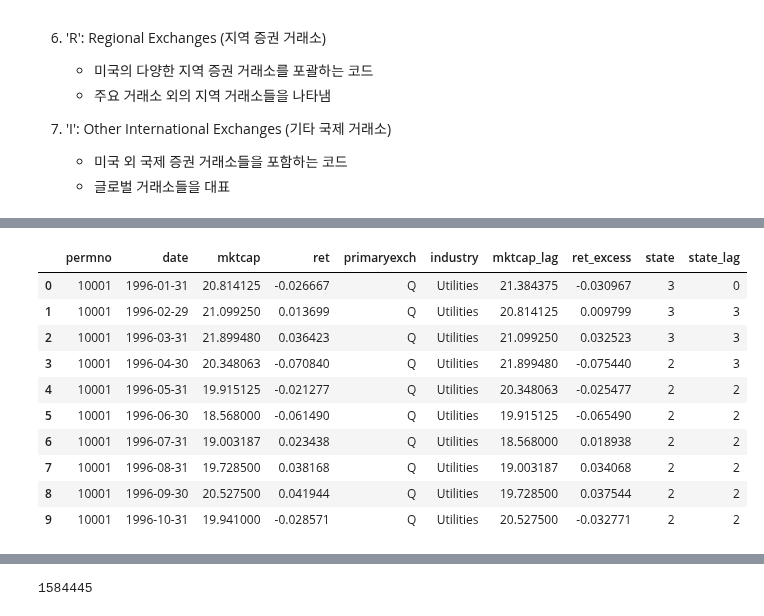
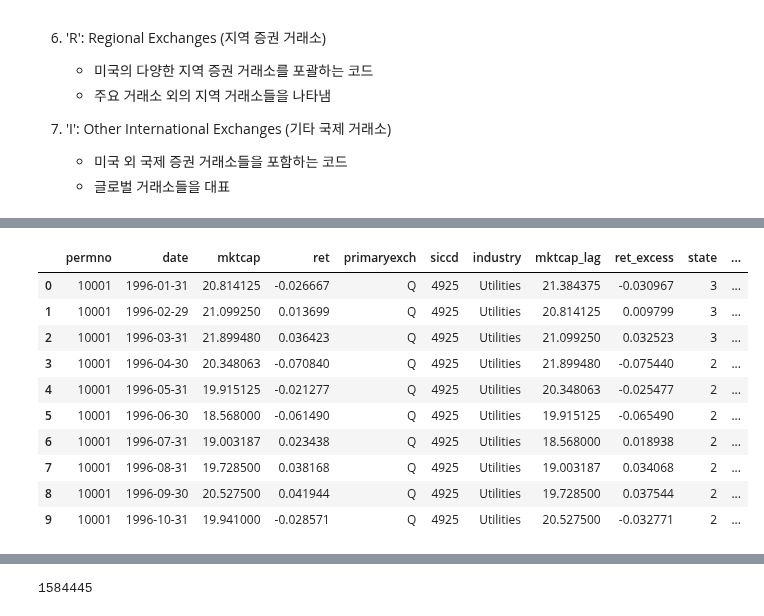
Before and after one commit to primenumbersam/primenumbersam.github.io, a Jupyter notebook: thesis/4_2_data.ipynb, the cells around one changed output, grey strips where cells are left out. Drawn from its saved outputs; the diff is of its cells as text; code cells hidden in the pictures.

```diff
--- a/thesis/4_2_data.ipynb
+++ b/thesis/4_2_data.ipynb
@@ -84,13 +104,18 @@ crsp_monthly.to_sql(name="crsp", con=tbtf, if_exists="replace", index=False)
 # %%
-# 새로운 database를 연결해서 저장해 놓은 crsp dataframe을 확인인
+# 새로운 database를 연결해서 저장해 놓은 crsp dataframe을 확인
+# SQLite DB 파일 생성
+# con = sqlite3.connect("tbtf.sqlite")
 # database 연결
-tbtf = sqlite3.connect(database="tbtf.sqlite")
 
 # database에서 dataframe 꺼내기
-crsp = pd.read_sql_query(
-  sql="SELECT * FROM crsp",
-  con=tbtf,
+import pandas as pd
+import sqlite3
+tidy_finance = sqlite3.connect(database="../../tidy_finance_python.sqlite")
+
+crsp_raw = pd.read_sql_query(
+  sql="SELECT * FROM crsp_raw",
+  con=con,
   parse_dates={"date"}
 )
-crsp.head()
+crsp_raw.head()
 # %% [output]
@@ -105,68 +128,61 @@ crsp.head()
 # %%
 from pandas.tseries.offsets import MonthEnd
 
+# 날짜 정렬 및 월말 정렬 (CRSP 구조 특화)
 # 월별 구조에서 흔히 발생하는 alignment error 피해가기
 # crsp 전체 date를 월말로 정렬 (이 작업은 최초 데이터 생성 시 1회만 하면 됨)
-crsp['date'] = pd.to_datetime(crsp['date']) + MonthEnd(0)
+crsp_raw['date'] = pd.to_datetime(crsp_raw['date']) + MonthEnd(0)
+crsp_raw = crsp_raw.sort_values(['date', 'permno']).copy()
 
-# assign_state 함수 내부에서 int 처리
+# mktcap이 존재하는 날짜에 대해 state 계산
+crsp_valid = crsp_raw.dropna(subset=['mktcap']).copy()
+
+# assign_state: mktcap 기준 decile (1~10)
 def assign_state(group):
     group = group.copy()
     group['state'] = pd.qcut(
         group['mktcap'],
         q=10,
-        labels=False,   # ← 정수로 직접 반환
+        labels=False, # 0~9 범위
         duplicates='drop'
-    ) + 1               # 0~9 → 1~10
+    ) + 1 # → 1~10 범위로 변환
     return group
 
-# mktcap이 NaN이 아닌 종목만
-crsp_valid = crsp.dropna(subset=['mktcap']).copy()
-
+# 날짜별로 시가총액 기준 qcut 적용
 # state 생성: permno, date, state 만 따로 추출
 state_df = (
     crsp_valid
-    .set_index(['permno', 'date'])
+    .set_index(['permno', 'date'])  # 그룹핑 컬럼을 인덱스로 설정
     .groupby(level='date', group_keys=False)
     .apply(assign_state)
     .reset_index()[['permno', 'date', 'state']]
 )
 
-# Step 2: 원래 crsp에 병합
-crsp = crsp.merge(state_df, on=['permno', 'date'], how='left')
+# 원래 데이터에 병합
+crsp = crsp_raw.merge(state_df, on=['permno', 'date'], how='left')
 
-# Step 1: 현재 시점의 state 값을 다음 달로 이동
-state_lag_df = (
-    crsp[['permno', 'date', 'state']]
-    .copy()
-    .assign(
-        date=lambda x: (x['date'] + pd.DateOffset(months=1)).dt.to_period('M').dt.to_timestamp('M'),
-        state_lag=lambda x: x['state']
-    )
-    [['permno', 'date', 'state_lag']]
-)
+# 정확한 state_lag 계산 → permno별 시계열 기준으로 전월 값 shift
+crsp = crsp.sort_values(['permno', 'date']).copy()
+crsp['state_lag'] = crsp.groupby('permno')['state'].shift(1)
 
-# Step 2: crsp에 병합 → 현재 시점에서 이전 시점의 state를 참조
-crsp = crsp.merge(state_lag_df, on=['permno', 'date'], how='left')
+# 결측값 (예: 신규 상장 종목, 상장 폐지 등)은 0으로 처리
+# state_df를 crsp_raw에 병합했을 때, state는 일부 permno–date 조합에서 누락됨(NaN).
+crsp['state'] = crsp['state'].fillna(0).astype(int)
+crsp['state_lag'] = crsp['state_lag'].fillna(0).astype(int)
 
-# Step 3: NaN 처리 → 0
-crsp['state'] = crsp['state'].astype('Int64').fillna(0).astype(int)
-crsp['state_lag'] = crsp['state_lag'].astype('Int64').fillna(0).astype(int)
+# 정렬
+crsp = crsp.sort_values(['permno', 'date']).reset_index(drop=True)
 
 crsp.head(10)
-
-# crsp['state'].unique()
-# crsp = crsp.drop(['state','state_lag'], axis=1)
-# crsp.head(10)
 # %% [output]
-|  | permno | date | mktcap | ret | primaryexch | industry | mktcap_lag | ret_excess | state | state_lag |
-| 0 | 10001 | 1996-01-31 | 20.814125 | -0.026667 | Q | Utilities | 21.384375 | -0.030967 | 3 | 0 |
-| 1 | 10001 | 1996-02-29 | 21.099250 | 0.013699 | Q | Utilities | 20.814125 | 0.009799 | 3 | 3 |
-| 2 | 10001 | 1996-03-31 | 21.899480 | 0.036423 | Q | Utilities | 21.099250 | 0.032523 | 3 | 3 |
-| 3 | 10001 | 1996-04-30 | 20.348063 | -0.070840 | Q | Utilities | 21.899480 | -0.075440 | 2 | 3 |
-| 4 | 10001 | 1996-05-31 | 19.915125 | -0.021277 | Q | Utilities | 20.348063 | -0.025477 | 2 | 2 |
-| 5 | 10001 | 1996-06-30 | 18.568000 | -0.061490 | Q | Utilities | 19.915125 | -0.065490 | 2 | 2 |
-| 6 | 10001 | 1996-07-31 | 19.003187 | 0.023438 | Q | Utilities | 18.568000 | 0.018938 | 2 | 2 |
-| 7 | 10001 | 1996-08-31 | 19.728500 | 0.038168 | Q | Utilities | 19.003187 | 0.034068 | 2 | 2 |
-| 8 | 10001 | 1996-09-30 | 20.527500 | 0.041944 | Q | Utilities | 19.728500 | 0.037544 | 2 | 2 |
-| 9 | 10001 | 1996-10-31 | 19.941000 | -0.028571 | Q | Utilities | 20.527500 | -0.032771 | 2 | 2 |
+|  | permno | date | mktcap | ret | primaryexch | siccd | industry | mktcap_lag | ret_excess | state | ... |
+| 0 | 10001 | 1996-01-31 | 20.814125 | -0.026667 | Q | 4925 | Utilities | 21.384375 | -0.030967 | 3 | ... |
+| 1 | 10001 | 1996-02-29 | 21.099250 | 0.013699 | Q | 4925 | Utilities | 20.814125 | 0.009799 | 3 | ... |
+| 2 | 10001 | 1996-03-31 | 21.899480 | 0.036423 | Q | 4925 | Utilities | 21.099250 | 0.032523 | 3 | ... |
+| 3 | 10001 | 1996-04-30 | 20.348063 | -0.070840 | Q | 4925 | Utilities | 21.899480 | -0.075440 | 2 | ... |
+| 4 | 10001 | 1996-05-31 | 19.915125 | -0.021277 | Q | 4925 | Utilities | 20.348063 | -0.025477 | 2 | ... |
+| 5 | 10001 | 1996-06-30 | 18.568000 | -0.061490 | Q | 4925 | Utilities | 19.915125 | -0.065490 | 2 | ... |
+| 6 | 10001 | 1996-07-31 | 19.003187 | 0.023438 | Q | 4925 | Utilities | 18.568000 | 0.018938 | 2 | ... |
+| 7 | 10001 | 1996-08-31 | 19.728500 | 0.038168 | Q | 4925 | Utilities | 19.003187 | 0.034068 | 2 | ... |
+| 8 | 10001 | 1996-09-30 | 20.527500 | 0.041944 | Q | 4925 | Utilities | 19.728500 | 0.037544 | 2 | ... |
+| 9 | 10001 | 1996-10-31 | 19.941000 | -0.028571 | Q | 4925 | Utilities | 20.527500 | -0.032771 | 2 | ... |
```
Also changed, not shown: parts of 11 cells of this notebook, 34 other files.
